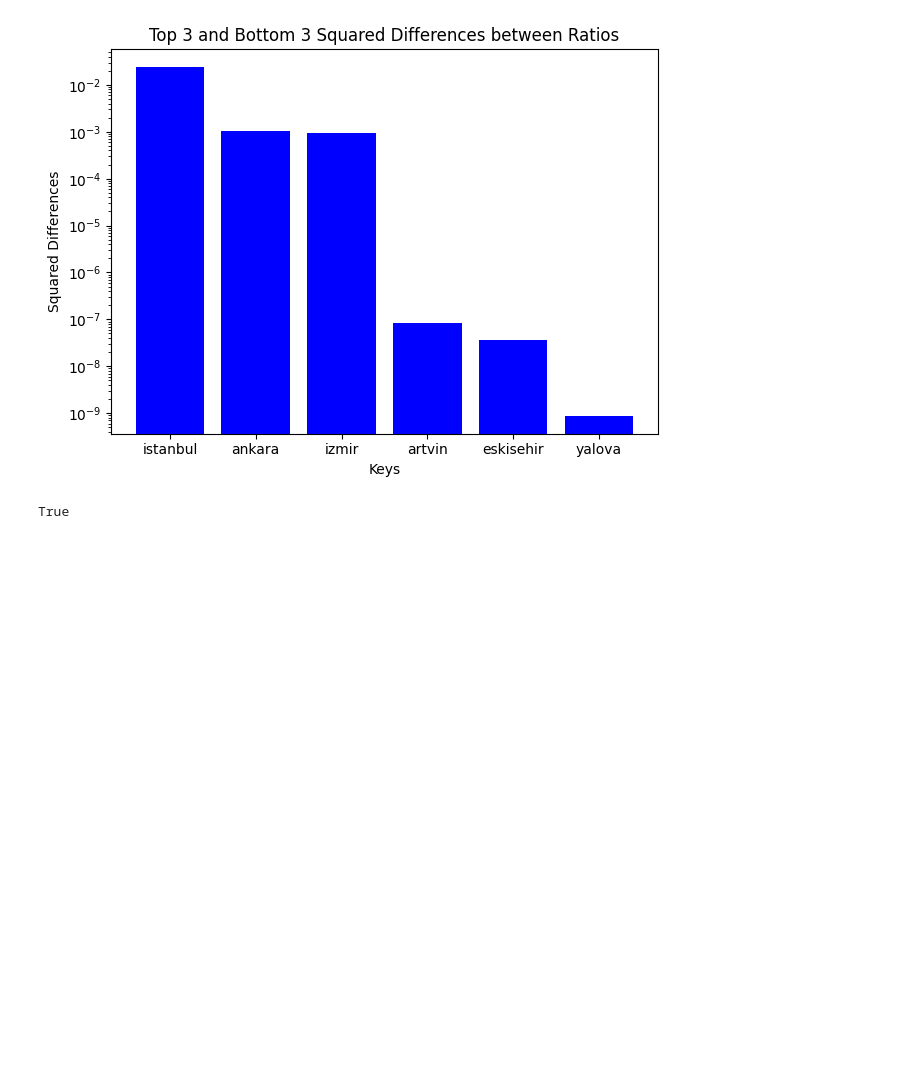
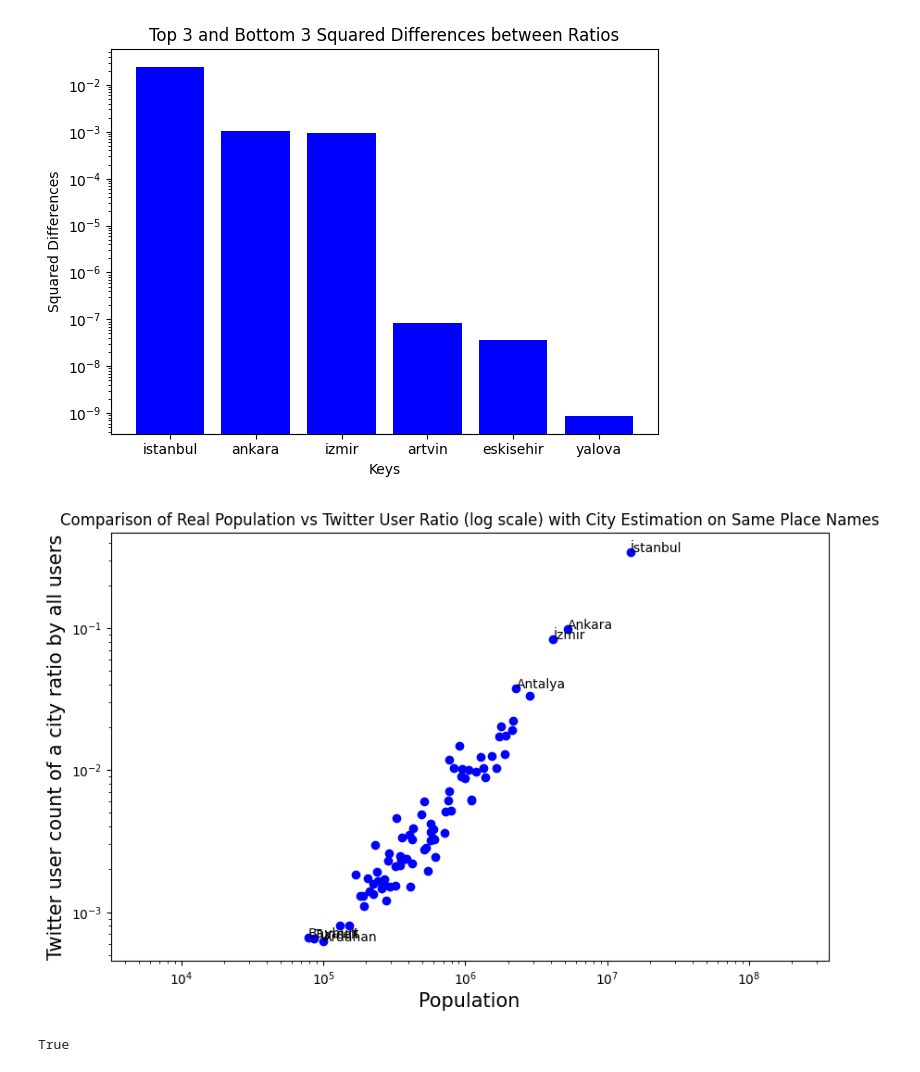
Before and after one commit to alpYener123/FindGeoLocation, a Jupyter notebook: extracting_graphs.ipynb, the cells around one changed output. Drawn from its saved outputs; the diff is of its cells as text; code cells hidden in the pictures; blank space fills up the shorter version.

Commit message:
graph forming continued

```diff
--- a/extracting_graphs.ipynb
+++ b/extracting_graphs.ipynb
@@ -44,7 +44,7 @@ def mean_squared_error(dict1, dict2):
     mse = squared_diff_sum / len(keys)
     return mse
 
-def main_graph(obs_dict, est_dict):
+def ratio_vs_ratio(obs_dict, est_dict):
     observed_keys = list(obs_dict.keys())
     observed_values = list(obs_dict.values())
     estimated_values = [est_dict[key] for key in observed_keys]
@@ -78,6 +78,32 @@ def main_graph(obs_dict, est_dict):
 
     return plt
 
+def ratio_vs_real(pop_dict, est_dict):
+    #cities = list(pop_dict.keys())
+    populations = list(pop_dict.values())
+    proportions = list(est_dict.values())
+
+    # Create a scatter plot
+    plt.figure(figsize=(10, 6))  # Optional: Set the figure size
+    plt.scatter(populations, proportions, color='blue', marker='o')
+
+    plt.yscale('log')
+    plt.xscale('log')
+
+    plt.annotate("İzmir", (pop_dict["izmir"],est_dict["izmir"]))
+    plt.annotate("Ankara", (pop_dict["ankara"], est_dict["ankara"]))
+    plt.annotate("İstanbul", (pop_dict["istanbul"], est_dict["istanbul"]))
+    plt.annotate("Ardahan", (pop_dict["ardahan"], est_dict["ardahan"]))
+    plt.annotate("Tunceli", (pop_dict["tunceli"], est_dict["tunceli"]))
+    plt.annotate("Bayburt", (pop_dict["bayburt"], est_dict["bayburt"]))
+    plt.annotate("Antalya", (pop_dict["antalya"], est_dict["antalya"]))
+
+    plt.xlabel('Population', fontsize=15)
+    plt.ylabel('Twitter user count of a city ratio by all users', fontsize=15)
+    plt.axis('equal')
+    plt.title("Comparison of Real Population vs Twitter User Ratio (log scale) with City Estimation on Same Place Names")
+
+    return plt
 
 def obtain_dict(path):
     with open(path, "r") as file:
@@ -176,6 +202,11 @@ plot = top3_bottom3(obs_dict, est_dict)
 plot.savefig("graphs/individual/guess_userloc/sqdiff_top3bottom3")
 # %% [output]
 [figure]
+# %%
+plot = ratio_vs_real(pop_dict, est_dict)
+plot.savefig("graphs/individual/guess_userloc/ratio_vs_real")
+# %% [output]
+[figure, added]
 # %%
 ##########################################################################################################################
 ##########################################################################################################################
```
Also changed, not shown: parts of 1 cell of this notebook, 3 other files.
